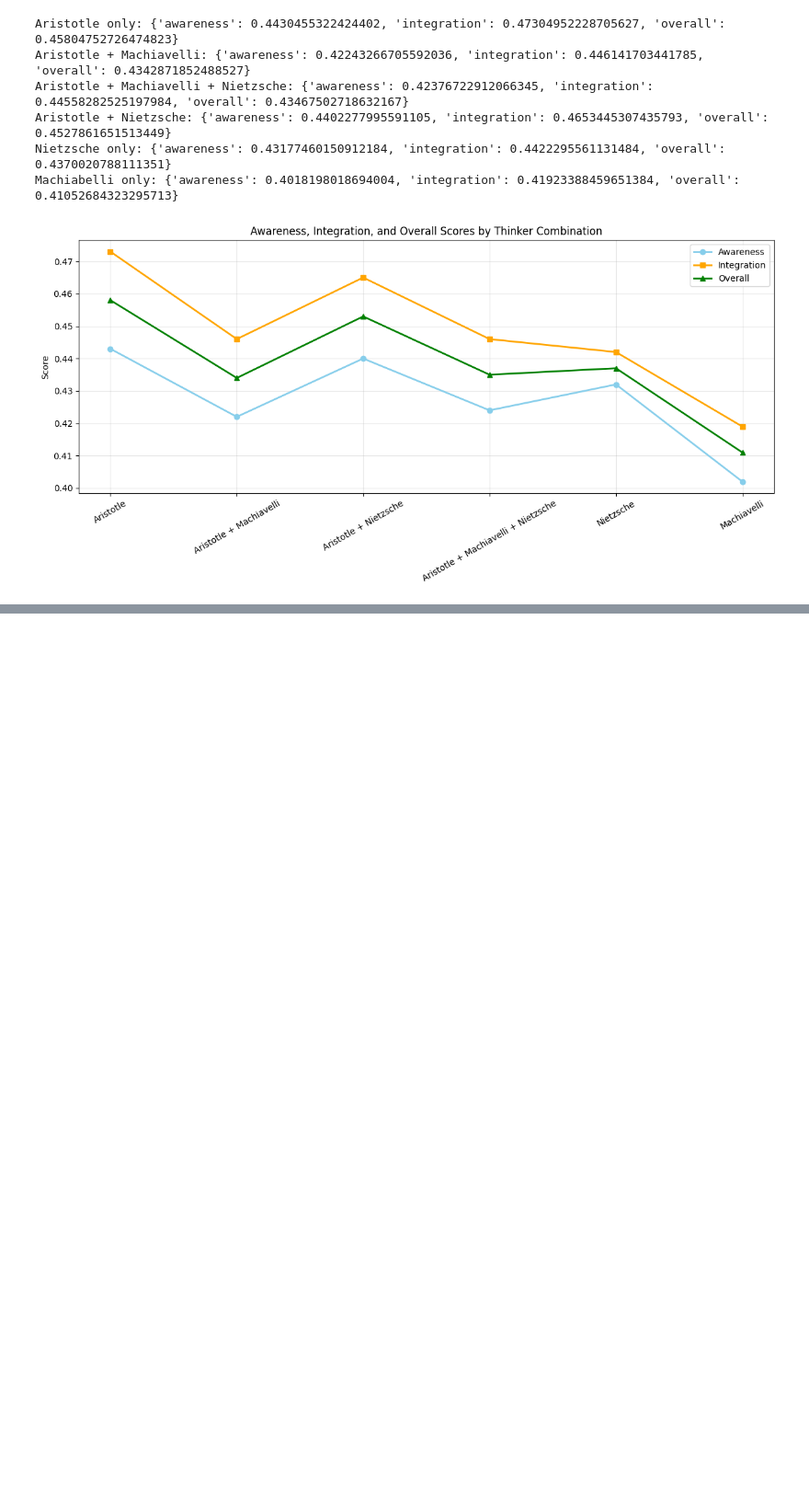
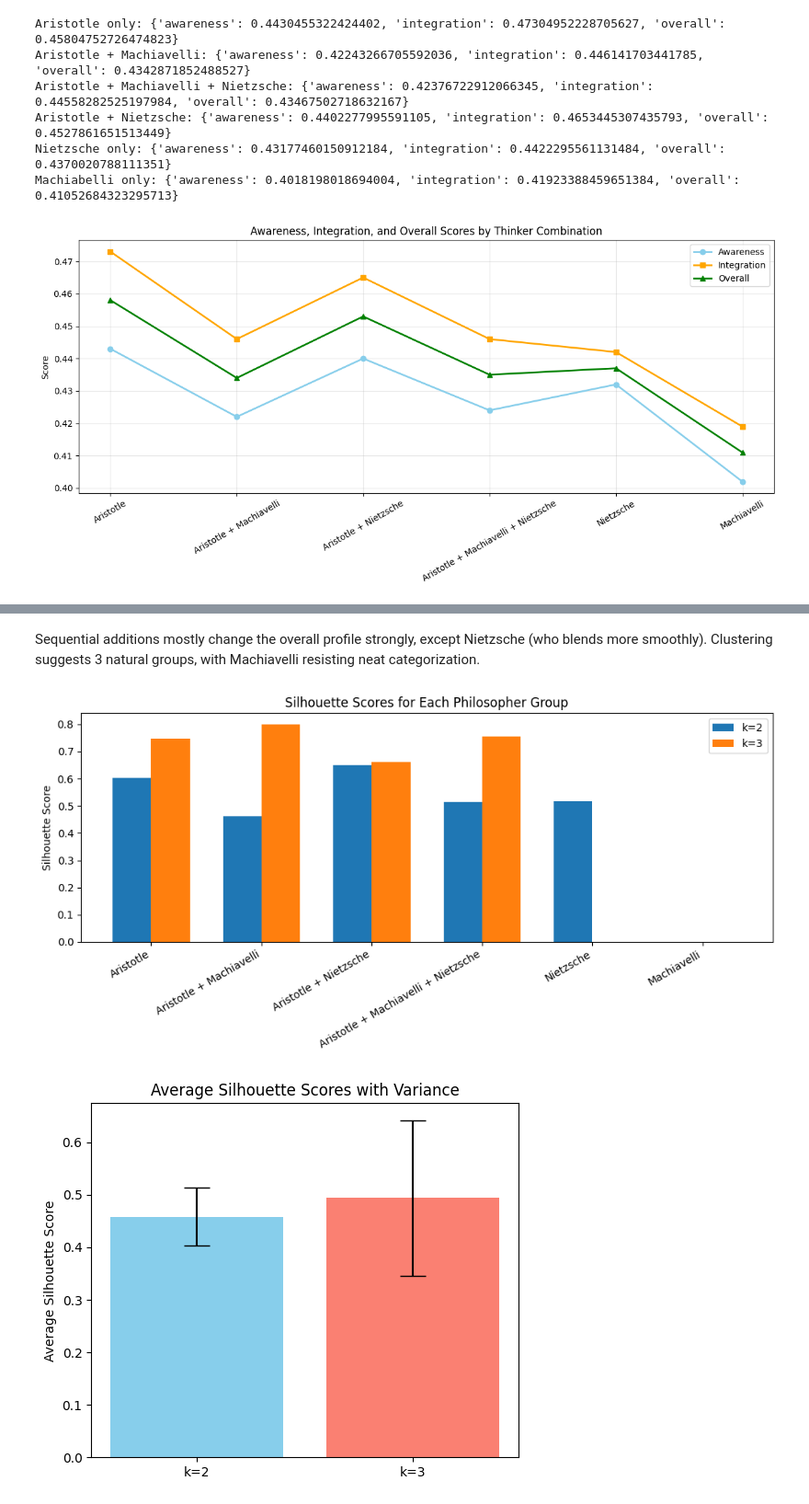
Before and after one commit to oxerz8/Thought-Space-Simulator, a Jupyter notebook: epistemoverse_tss/code/sequential_add_philosophers.ipynb, the cells around one changed output, grey strips where cells are left out. Shown at 92% size. Cells and saved outputs as stored; diff of their text form; code cells hidden in the pictures; blank space fills up the shorter version.

```diff
--- a/epistemoverse_tss/sequential_add_philosophers.ipynb
+++ b/epistemoverse_tss/code/sequential_add_philosophers.ipynb
@@ -183,0 +316,38 @@ plt.show()
+# %% [markdown]
+Sequential additions mostly change the overall profile strongly, except Nietzsche (who blends more smoothly). Clustering suggests 3 natural groups, with Machiavelli resisting neat categorization.
+# %%
+# Silhouette scores for k=2 and k=3
+sil_k2 = sil[0]
+sil_k3 = sil[1]
+
+# --- Plot 1: Silhouette Scores Bar Plot ---
+x = np.arange(len(labels))  # label positions
+width = 0.35
+
+fig, ax = plt.subplots(figsize=(10,5))
+ax.bar(x - width/2, sil_k2, width, label='k=2')
+ax.bar(x + width/2, sil_k3, width, label='k=3')
+
+ax.set_ylabel('Silhouette Score')
+ax.set_xticks(x)
+ax.set_xticklabels(labels, rotation=30, ha='right')
+ax.set_title('Silhouette Scores for Each Philosopher Group')
+ax.legend()
+plt.tight_layout()
+plt.show()
+
+
+# --- Plot 2: Average Silhouette + Variance Bar Plot ---
+avg_k2 = np.mean(sil_k2)
+avg_k3 = np.mean(sil_k3)
+var_k2 = np.var(sil_k2, ddof=1)
+var_k3 = np.var(sil_k3, ddof=1)
+
+fig, ax = plt.subplots(figsize=(6,5))
+ax.bar(['k=2','k=3'], [avg_k2, avg_k3], yerr=[var_k2, var_k3], capsize=10, color=['skyblue','salmon'])
+ax.set_ylabel('Average Silhouette Score')
+ax.set_title('Average Silhouette Scores with Variance')
+plt.show()
+# %% [output]
+[figure, added]
+[figure, added]
```
Also changed, not shown: parts of 8 cells of this notebook, 11 other files.
